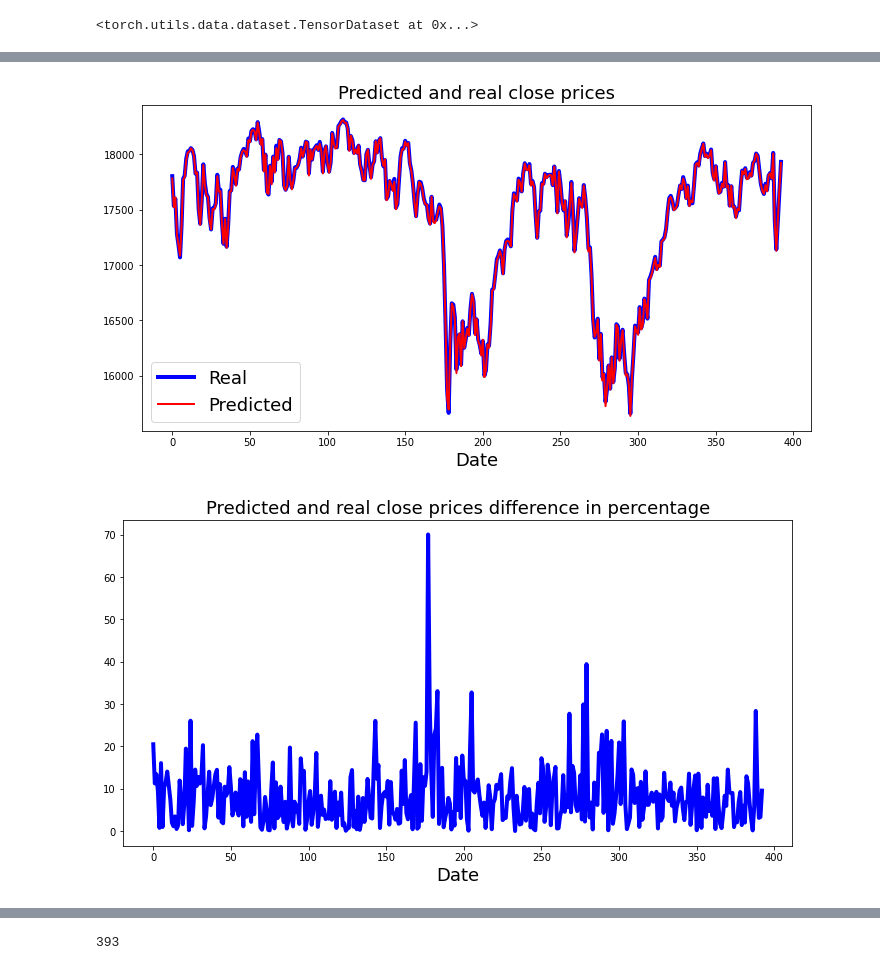
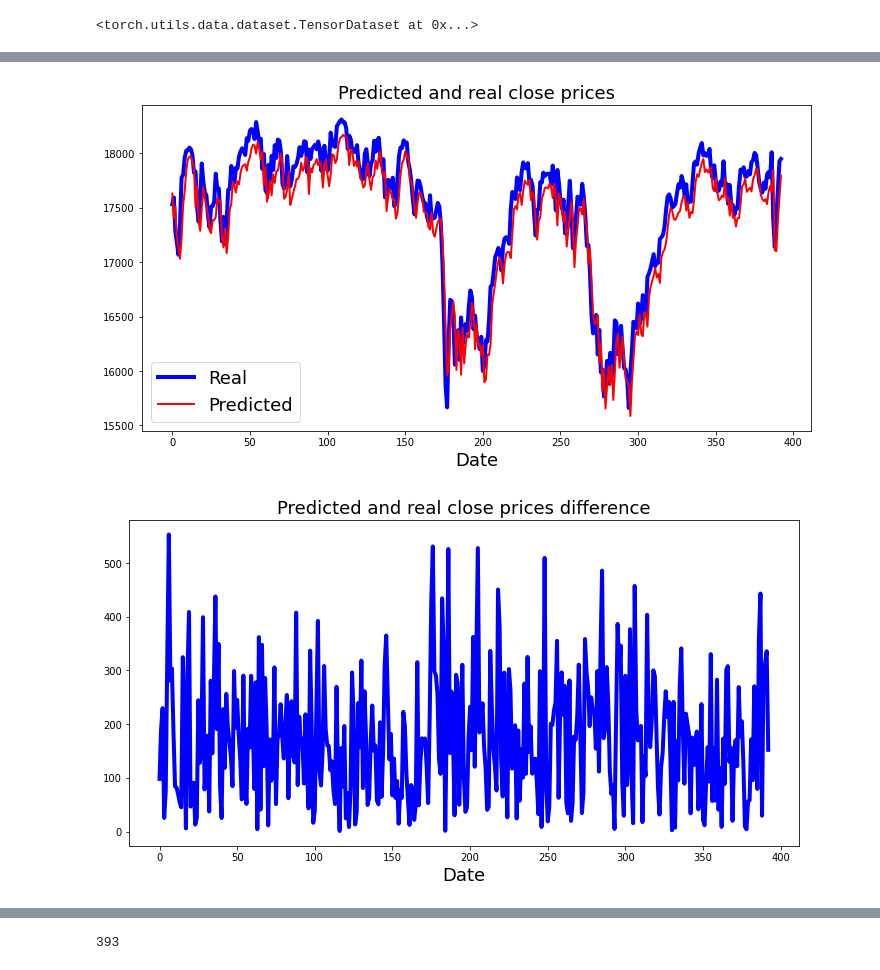
Before and after one commit to benceOlahEdu/StockMarketSentimentAnalysis, a Jupyter notebook: Baseline/Price_feature_engineering.ipynb, the cells around one changed output, grey strips where cells are left out. Cells and saved outputs as stored; diff of their text form; code cells hidden in the pictures.

Commit message:
Updates for numerical prediction: - Fixing bug in the data manufacturing - Trying out new model from kaggle competition (designed for classification...)

```diff
--- a/Baseline/Price_feature_engineering.ipynb
+++ b/Baseline/Price_feature_engineering.ipynb
@@ -542,6 +543,7 @@ from heatmap import heatmap, corrplot
 # %%
 #join input and output for heatmap
-data = pd.concat([input_norm,output_norm],axis=1,join="inner")
+data = input_norm
+data["Next Close"] = output_norm["Next Close"].values
 data
 # %% [output]
 |  | Open | High | Low | Close | Volume | High-Low | Open-Close | 7d MA close | 14d MA close | ... |
@@ -893,7 +894,7 @@ plt.legend(fontsize = 18)
 f.set_size_inches(12,6)
 plt.show()
 # %% [output]
-[figure, old version]
+[figure, new version]
 # %%
 #check how good it is predict the trend and check the exact differences in
 #percantage to a day-to-day
@@ -905,13 +906,13 @@ for element in range(len(real_test_array)):
 # %%
 #visualize it
 f = plt.figure(figsize=(24,12))
-plt.title("Predicted and real close prices difference in percentage", fontsize = 18)
+plt.title("Predicted and real close prices difference", fontsize = 18)
 plt.plot(diff_array, color = "blue", linewidth = 4)
 plt.xlabel("Date",fontsize = 18)
 f.set_size_inches(12,6)
 plt.show()
 # %% [output]
-[figure, old version]
+[figure, new version]
 # %%
 #visualize it
 f = plt.figure(figsize=(24,12))
```
Also changed, not shown: parts of 53 cells of this notebook.
